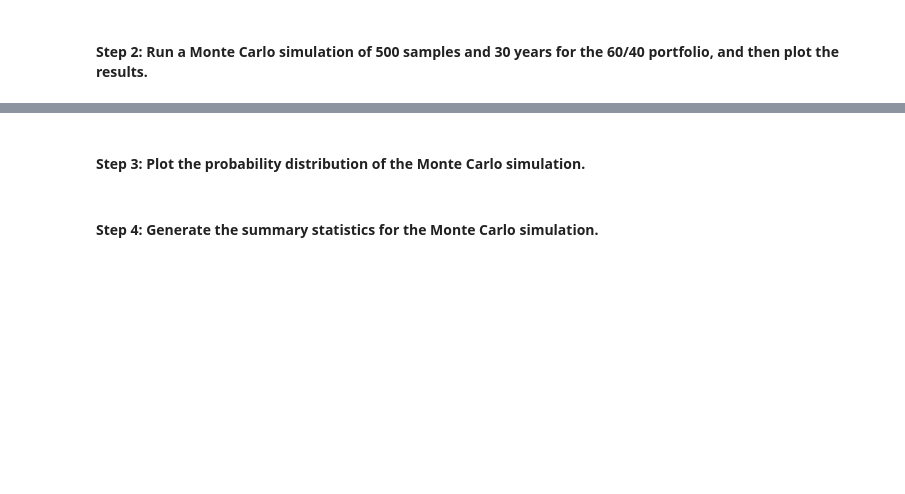
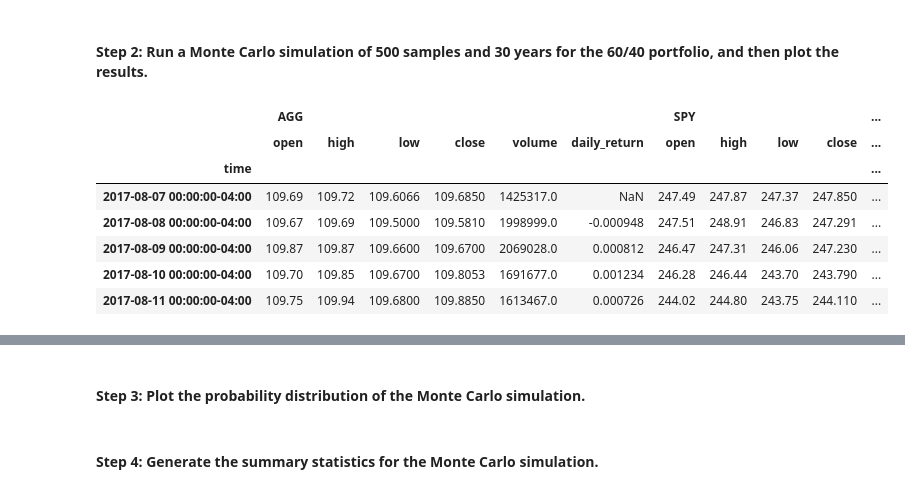
Before and after one commit to toniahurst/FinTech_Module_5_Challenge, a Jupyter notebook: Starter_Code_Module_5_Challenge/financial_planning_tools.ipynb, the cells around one changed output, grey strips where cells are left out. Saved outputs shown, nothing was run; the diff lists cells and outputs as text; code cells hidden in the pictures; blank space fills up the shorter version.

```diff
--- a/Starter_Code_Module_5_Challenge/financial_planning_tools.ipynb
+++ b/Starter_Code_Module_5_Challenge/financial_planning_tools.ipynb
@@ -440,19 +440,25 @@ In this section, you’ll use the MCForecastTools library to create a Monte Carl
 # %%
 # Set start and end dates of 3 years back from your current date
 # Alternatively, you can use an end date of 2020-08-07 and work 3 years back from that date
-# YOUR CODE HERE
-# YOUR CODE HERE
+start_date = pd.Timestamp("2017-08-07", tz="America/New_York").isoformat()
+end_date = pd.Timestamp("2020-08-07", tz="America/New_York").isoformat()
 
 # Set number of rows to 1000 to retrieve the maximum amount of rows
-# YOUR CODE HERE
+row_limit = 1000
 # %%
 # Use the Alpaca get_barset function to make the API call to get the 3 years worth of pricing data
 # The tickers and timeframe parameters should have been set in Part 1 of this activity
 # The start and end dates should be updated with the information set above
 # Remember to add the df property to the end of the call so the response is returned as a DataFrame
-# YOUR CODE HERE
+pricing_data_df = alpaca.get_barset(
+    tickers,
+    timeframe,
+    start=start_date,
+    end=end_date,
+    limit=row_limit
+).df
 
 
 # Display both the first and last five rows of the DataFrame
-# YOUR CODE HERE
-# YOUR CODE HERE
+display(pricing_data_df.head())
+display(pricing_data_df.tail())
@@ -461,10 +484,23 @@ In this section, you’ll use the MCForecastTools library to create a Monte Carl
 # %%
 # Configure the Monte Carlo simulation to forecast 30 years cumulative returns
 # The weights should be split 40% to AGG and 60% to SPY.
 # Run 500 samples.
-# YOUR CODE HERE
-
+mc_30_year = MCSimulation(
+    portfolio_data = pricing_data_df,
+    weights = [.40, .60],
+    num_simulation = 500,
+    num_trading_days= 252 * 30
+)
 # Review the simulation input data
-# YOUR CODE HERE
+mc_30_year.portfolio_data.head()
+# %% [output]
+|  | AGG |  |  |  |  |  | SPY |  |  |  | ... |
+|  | open | high | low | close | volume | daily_return | open | high | low | close | ... |
+| time |  |  |  |  |  |  |  |  |  |  | ... |
+| 2017-08-07 00:00:00-04:00 | 109.69 | 109.72 | 109.6066 | 109.6850 | 1425317.0 | NaN | 247.49 | 247.87 | 247.37 | 247.850 | ... |
+| 2017-08-08 00:00:00-04:00 | 109.67 | 109.69 | 109.5000 | 109.5810 | 1998999.0 | -0.000948 | 247.51 | 248.91 | 246.83 | 247.291 | ... |
+| 2017-08-09 00:00:00-04:00 | 109.87 | 109.87 | 109.6600 | 109.6700 | 2069028.0 | 0.000812 | 246.47 | 247.31 | 246.06 | 247.230 | ... |
+| 2017-08-10 00:00:00-04:00 | 109.70 | 109.85 | 109.6700 | 109.8053 | 1691677.0 | 0.001234 | 246.28 | 246.44 | 243.70 | 243.790 | ... |
+| 2017-08-11 00:00:00-04:00 | 109.75 | 109.94 | 109.6800 | 109.8850 | 1613467.0 | 0.000726 | 244.02 | 244.80 | 243.75 | 244.110 | ... |
 # %%
 # Run the Monte Carlo simulation to forecast 30 years cumulative returns
```
Also changed, not shown: parts of 12 cells of this notebook.
